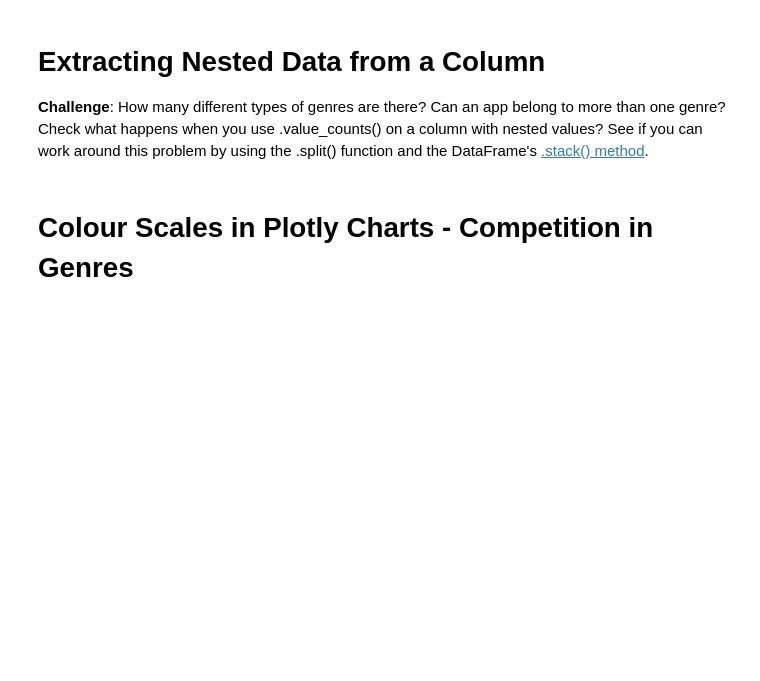
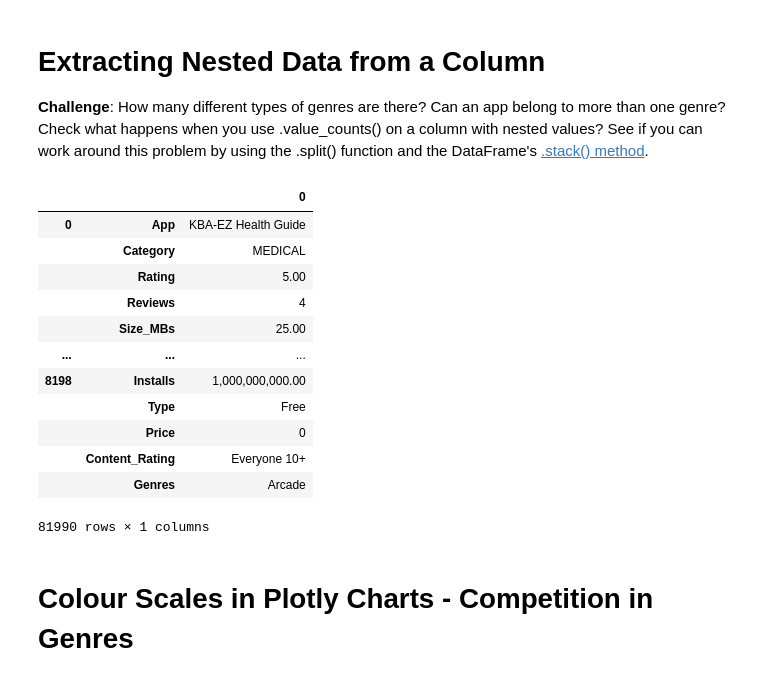
Before and after one commit to erfaw/elasti_py, a Jupyter notebook: Day076-erf/Google Play Store App Analytics (start).ipynb, the cells around one changed output. Drawn from its saved outputs; the diff is of its cells as text; code cells hidden in the pictures; blank space fills up the shorter version.

```diff
--- a/Day076-erf/Google Play Store App Analytics (start).ipynb
+++ b/Day076-erf/Google Play Store App Analytics (start).ipynb
@@ -467,3 +490,19 @@ h_bar.show()
 # Extracting Nested Data from a Column
 
 **Challenge**: How many different types of genres are there? Can an app belong to more than one genre? Check what happens when you use .value_counts() on a column with nested values? See if you can work around this problem by using the .split() function and the DataFrame's [.stack() method](https://pandas.pydata.org/pandas-docs/stable/reference/api/pandas.DataFrame.stack.html).
+# %%
+df_apps_cleaned.stack().to_frame()
+# %% [output]
+|  |  | 0 |
+| 0 | App | KBA-EZ Health Guide |
+|  | Category | MEDICAL |
+|  | Rating | 5.00 |
+|  | Reviews | 4 |
+|  | Size_MBs | 25.00 |
+| ... | ... | ... |
+| 8198 | Installs | 1,000,000,000.00 |
+|  | Type | Free |
+|  | Price | 0 |
+|  | Content_Rating | Everyone 10+ |
+|  | Genres | Arcade |
+81990 rows × 1 columns
```
Also changed, not shown: parts of 7 cells of this notebook.
